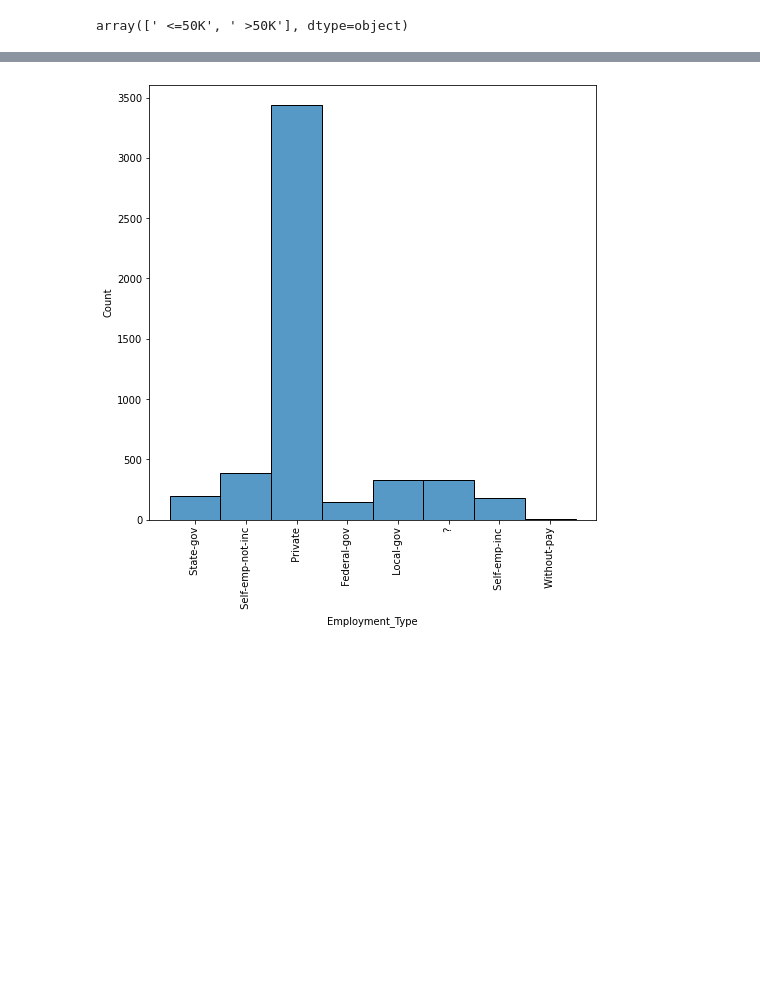
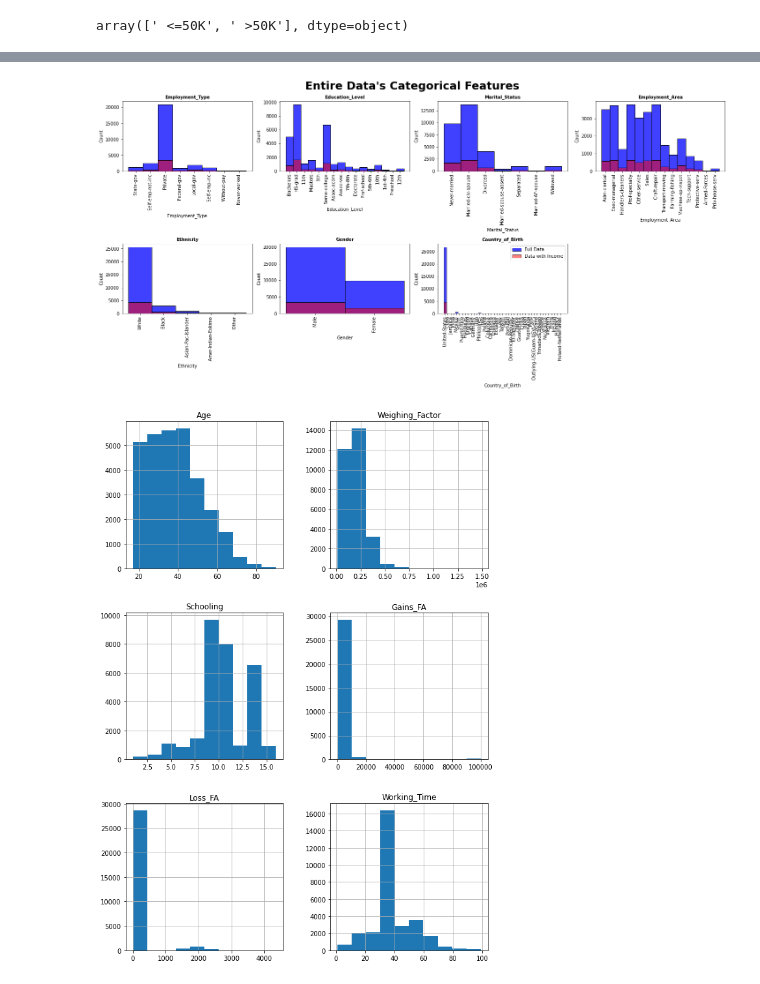
Before and after one commit to Kshitij301199/Income_Classification, a Jupyter notebook: data_exploration.ipynb, the cells around one changed output, grey strips where cells are left out. Cells and saved outputs as stored; diff of their text form; code cells hidden in the pictures; blank space fills up the shorter version.

Commit message:
Updated Data Exploration.ipynb

```diff
--- a/data_exploration.ipynb
+++ b/data_exploration.ipynb
@@ -49,6 +64,8 @@ data.describe().round(2)
 # %%
-data_w_income = data[data.Income != " ?"]
-data_no_income = data[data.Income == " ?"]
+# Splitting the data into those with the target feature and those without the target feature
+data = data.replace({" ?":np.nan})
+data_w_income = data[data.Income.notna()]
+data_no_income = data[data.Income.isna()]
 print("Data with Income: ",len(data_w_income))
 print("Data without Income: ",len(data_no_income))
 # %% [output]
@@ -69,6 +78,46 @@ array([' <=50K', ' >50K'], dtype=object)
-# %%
-plt.figure(figsize=(8,8))
-sns.histplot(data_w_income.Employment_Type);
-plt.xticks(rotation=90);
-# %% [output]
-[figure, removed]
+# %%
+fig,axes = plt.subplots(2,4,figsize=(20,10))
+
+sns.histplot(data[data.columns.values[1]],ax=axes[0,0],color="b",label="Full Data");
+sns.histplot(data_w_income[data_w_income.columns.values[1]],ax=axes[0,0],color="r",alpha=0.5,label="Data with Income");
+axes[0,0].tick_params(axis='x', labelrotation=90)
+axes[0,0].set_title(data.columns.values[1],fontsize=10,fontweight="bold");
+
+sns.histplot(data[data.columns.values[3]],ax=axes[0,1],color="b",label="Full Data");
+sns.histplot(data_w_income[data_w_income.columns.values[3]],ax=axes[0,1],color="r",alpha=0.5,label="Data with Income");
+axes[0,1].tick_params(axis='x', labelrotation=90)
+axes[0,1].set_title(data.columns.values[3],fontsize=10,fontweight="bold");
+
+sns.histplot(data[data.columns.values[5]],ax=axes[0,2],color="b",label="Full Data");
+sns.histplot(data_w_income[data_w_income.columns.values[5]],ax=axes[0,2],color="r",alpha=0.5,label="Data with Income");
+axes[0,2].tick_params(axis='x', labelrotation=90)
+axes[0,2].set_title(data.columns.values[5],fontsize=10,fontweight="bold");
+
+sns.histplot(data[data.columns.values[6]],ax=axes[0,3],color="b",label="Full Data");
+sns.histplot(data_w_income[data_w_income.columns.values[6]],ax=axes[0,3],color="r",alpha=0.5,label="Data with Income");
+axes[0,3].tick_params(axis='x', labelrotation=90)
+axes[0,3].set_title(data.columns.values[6],fontsize=10,fontweight="bold");
+
+sns.histplot(data[data.columns.values[8]],ax=axes[1,0],color="b",label="Full Data");
+sns.histplot(data_w_income[data_w_income.columns.values[8]],ax=axes[1,0],color="r",alpha=0.5,label="Data with Income");
+axes[1,0].tick_params(axis='x', labelrotation=90)
+axes[1,0].set_title(data.columns.values[8],fontsize=10,fontweight="bold");
+
+sns.histplot(data[data.columns.values[9]],ax=axes[1,1],color="b",label="Full Data");
+sns.histplot(data_w_income[data_w_income.columns.values[9]],ax=axes[1,1],color="r",alpha=0.5,label="Data with Income");
+axes[1,1].tick_params(axis='x', labelrotation=90)
+axes[1,1].set_title(data.columns.values[9],fontsize=10,fontweight="bold");
+
+sns.histplot(data[data.columns.values[13]],ax=axes[1,2],color="b",label="Full Data");
+sns.histplot(data_w_income[data_w_income.columns.values[13]],ax=axes[1,2],color="r",alpha=0.5,label="Data with Income");
+axes[1,2].tick_params(axis='x', labelrotation=90)
+axes[1,2].set_title(data.columns.values[13],fontsize=10,fontweight="bold");
+
+fig.delaxes(axes[1,3]);
+
+fig.suptitle("Entire Data's Categorical Features",fontsize=25,fontweight="bold")
+plt.legend(loc="best")
+
+plt.tight_layout()
+# %% [output]
+[figure, added]
@@ -74,0 +127,4 @@ plt.xticks(rotation=90);
+# %%
+data.hist(figsize=(10,15));
+# %% [output]
+[figure, added]
```
Also changed, not shown: parts of 25 cells of this notebook.
